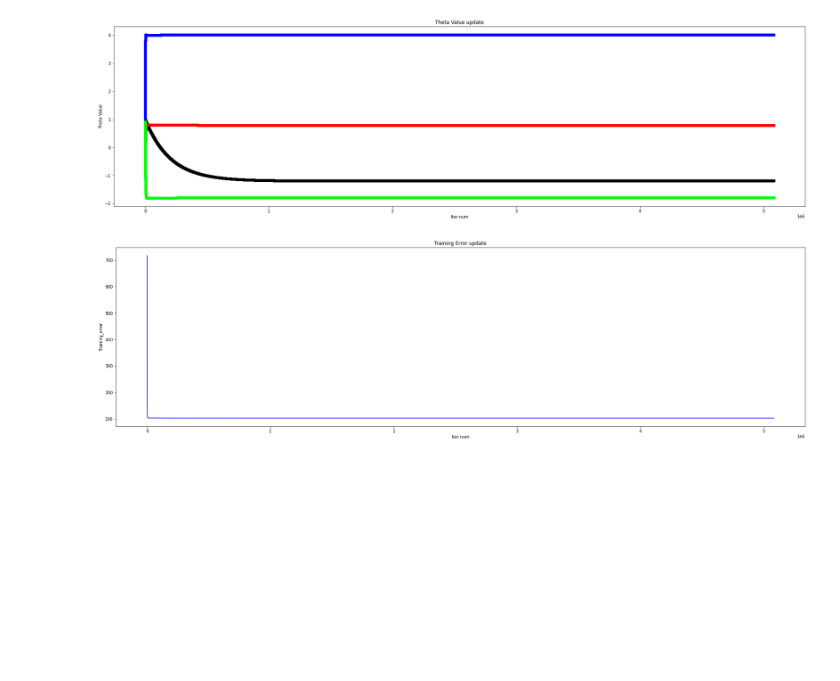
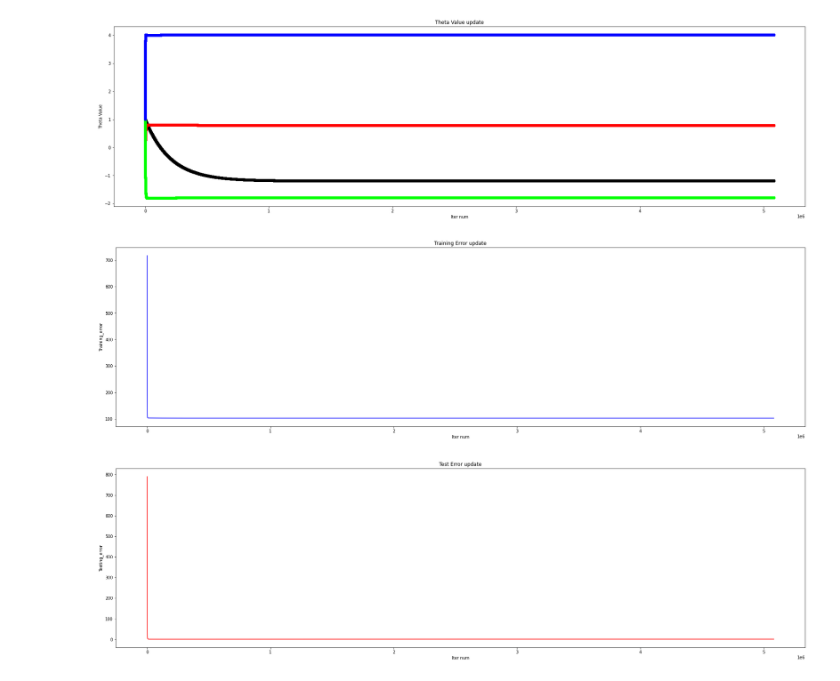
Before and after one commit to RyuJaesang/MachineLearing, a Jupyter notebook: assignment04/MachineLearningAssignment04.ipynb, the cells around one changed output. Drawn from its saved outputs; the diff is of its cells as text; code cells hidden in the pictures; blank space fills up the shorter version.

Commit message:
feat: Plotting the testing error

```diff
--- a/assignment04/MachineLearningAssignment04.ipynb
+++ b/assignment04/MachineLearningAssignment04.ipynb
@@ -140,3 +140,13 @@ plt.ylabel('Training_error')
 plt.show()
 # %% [output]
 [figure]
+# %%
+#Visualize of Training Error
+plt.figure(figsize=(30, 8))
+plt.plot(range(len(testing_error)), testing_error, color = [1, 0, 0])
+plt.title('Test Error update')
+plt.xlabel('Iter num')
+plt.ylabel('Testing_error')
+plt.show()
+# %% [output]
+[figure, added]
```
